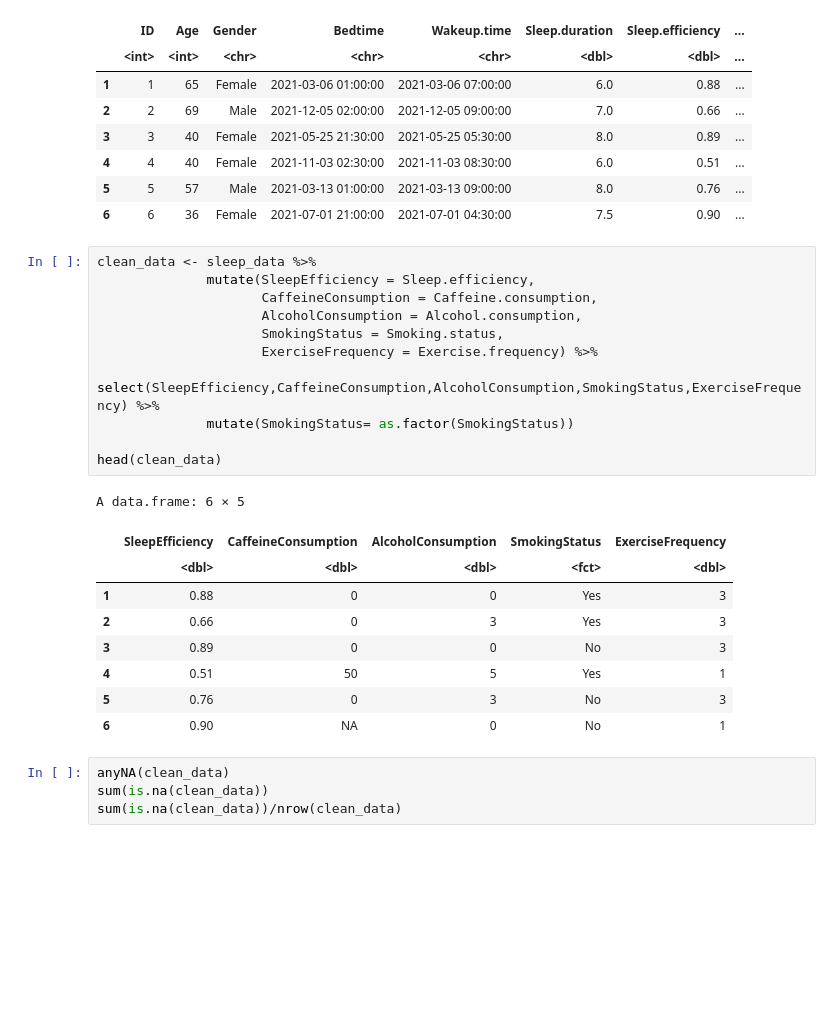
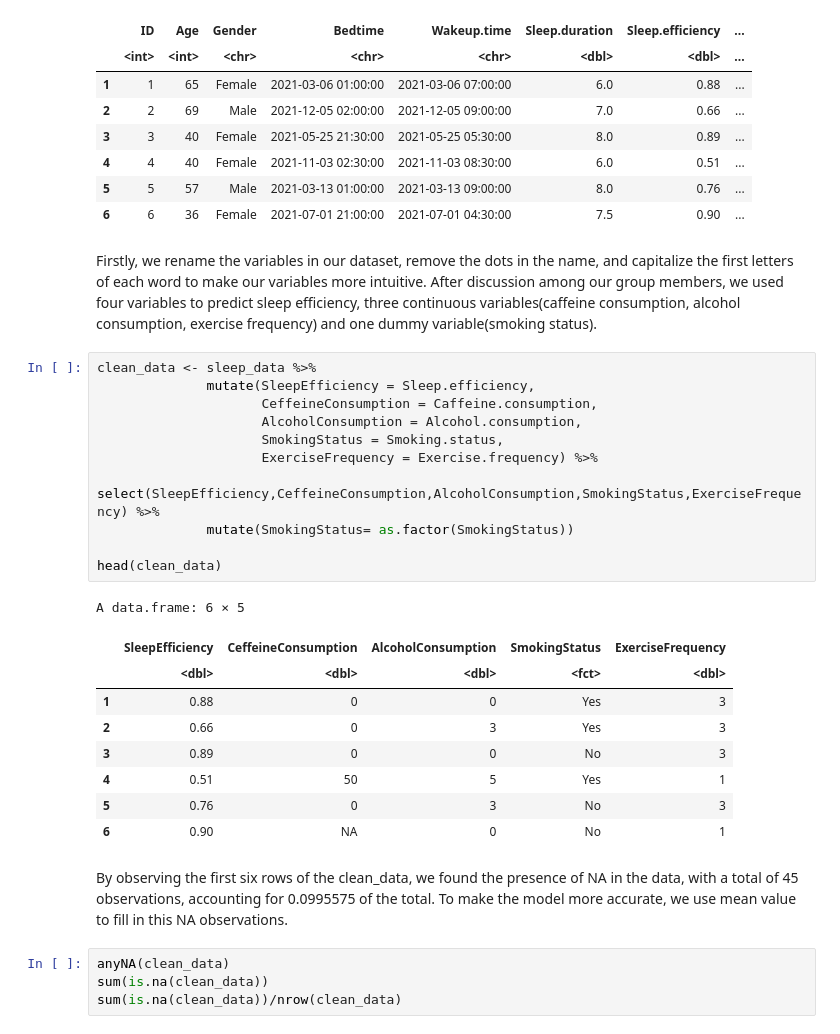
Before and after one commit to Wills-Hao/Sleep-Efficiency-Factors-R, a Jupyter notebook: Final Report.ipynb, the cells around one changed output. Drawn from its saved outputs; the diff is of its cells as text; blank space fills up the shorter version.

```diff
--- a/Final Report.ipynb
+++ b/Final Report.ipynb
@@ -35,20 +38,22 @@ A data.frame: 6 × 15
 | 4 | 4 | 40 | Female | 2021-11-03 02:30:00 | 2021-11-03 08:30:00 | 6.0 | 0.51 | ... |
 | 5 | 5 | 57 | Male | 2021-03-13 01:00:00 | 2021-03-13 09:00:00 | 8.0 | 0.76 | ... |
 | 6 | 6 | 36 | Female | 2021-07-01 21:00:00 | 2021-07-01 04:30:00 | 7.5 | 0.90 | ... |
+# %% [markdown]
+Firstly, we rename the variables in our dataset, remove the dots in the name, and capitalize the first letters of each word to make our variables more intuitive. After discussion among our group members, we used four variables to predict sleep efficiency, three continuous variables(caffeine consumption, alcohol consumption, exercise frequency) and one dummy variable(smoking status).
 # %%
 clean_data <- sleep_data %>%
               mutate(SleepEfficiency = Sleep.efficiency,
-                     CaffeineConsumption = Caffeine.consumption,
+                     CeffeineConsumption = Caffeine.consumption,
                      AlcoholConsumption = Alcohol.consumption,
                      SmokingStatus = Smoking.status,
                      ExerciseFrequency = Exercise.frequency) %>%
-              select(SleepEfficiency,CaffeineConsumption,AlcoholConsumption,SmokingStatus,ExerciseFrequency) %>%
+              select(SleepEfficiency,CeffeineConsumption,AlcoholConsumption,SmokingStatus,ExerciseFrequency) %>%
               mutate(SmokingStatus= as.factor(SmokingStatus))
 
 head(clean_data)
 # %% [output]
 A data.frame: 6 × 5
-|  | SleepEfficiency | CaffeineConsumption | AlcoholConsumption | SmokingStatus | ExerciseFrequency |
+|  | SleepEfficiency | CeffeineConsumption | AlcoholConsumption | SmokingStatus | ExerciseFrequency |
 |  | <dbl> | <dbl> | <dbl> | <fct> | <dbl> |
 | 1 | 0.88 | 0 | 0 | Yes | 3 |
 | 2 | 0.66 | 0 | 3 | Yes | 3 |
@@ -56,6 +61,8 @@ A data.frame: 6 × 5
 | 4 | 0.51 | 50 | 5 | Yes | 1 |
 | 5 | 0.76 | 0 | 3 | No | 3 |
 | 6 | 0.90 | NA | 0 | No | 1 |
+# %% [markdown]
+By observing the first six rows of the clean_data, we found the presence of NA in the data, with a total of 45 observations, accounting for 0.0995575 of the total. To make the model more accurate, we use mean value to fill in this NA observations.
 # %%
 anyNA(clean_data)
 sum(is.na(clean_data))
```
Also changed, not shown: parts of 15 cells of this notebook.
